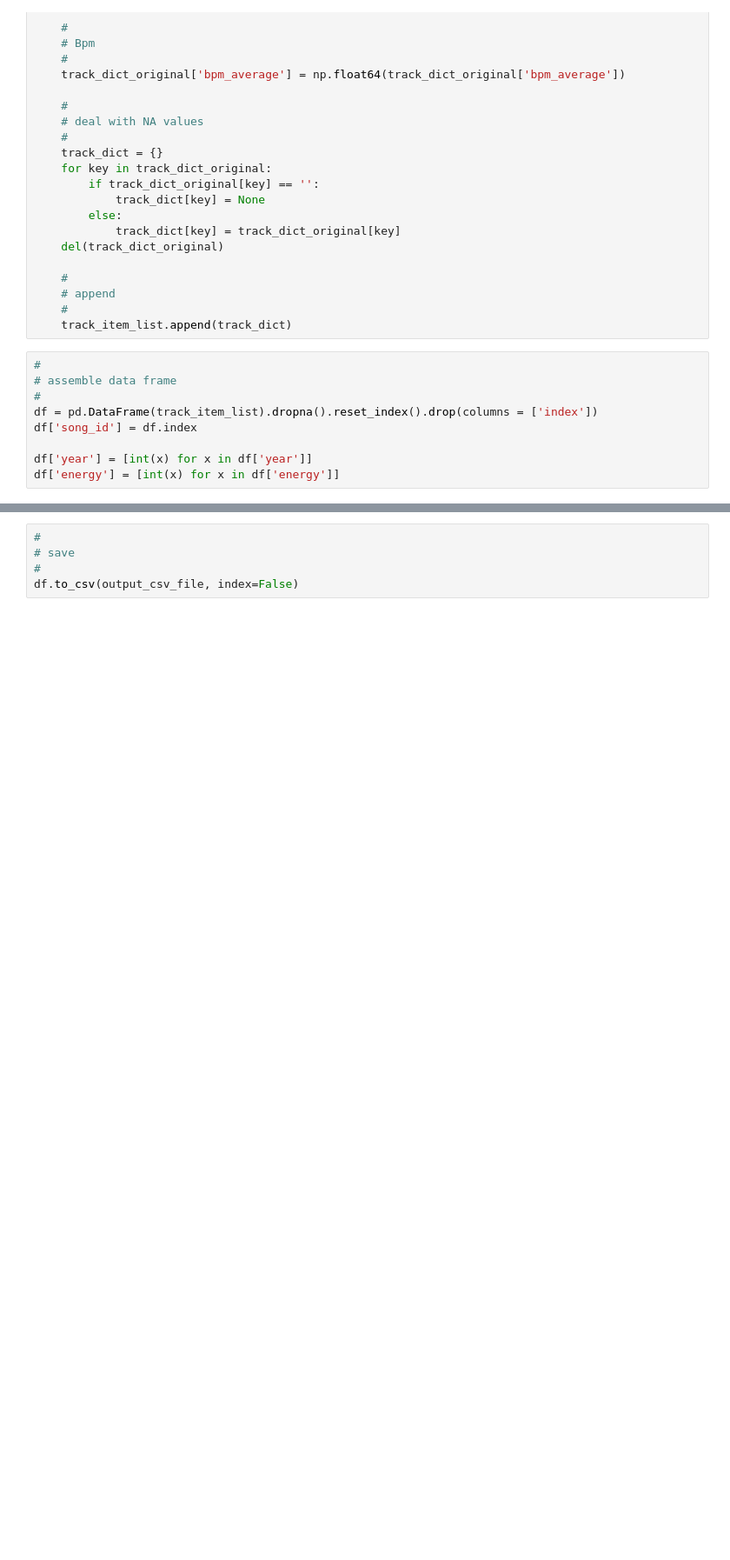
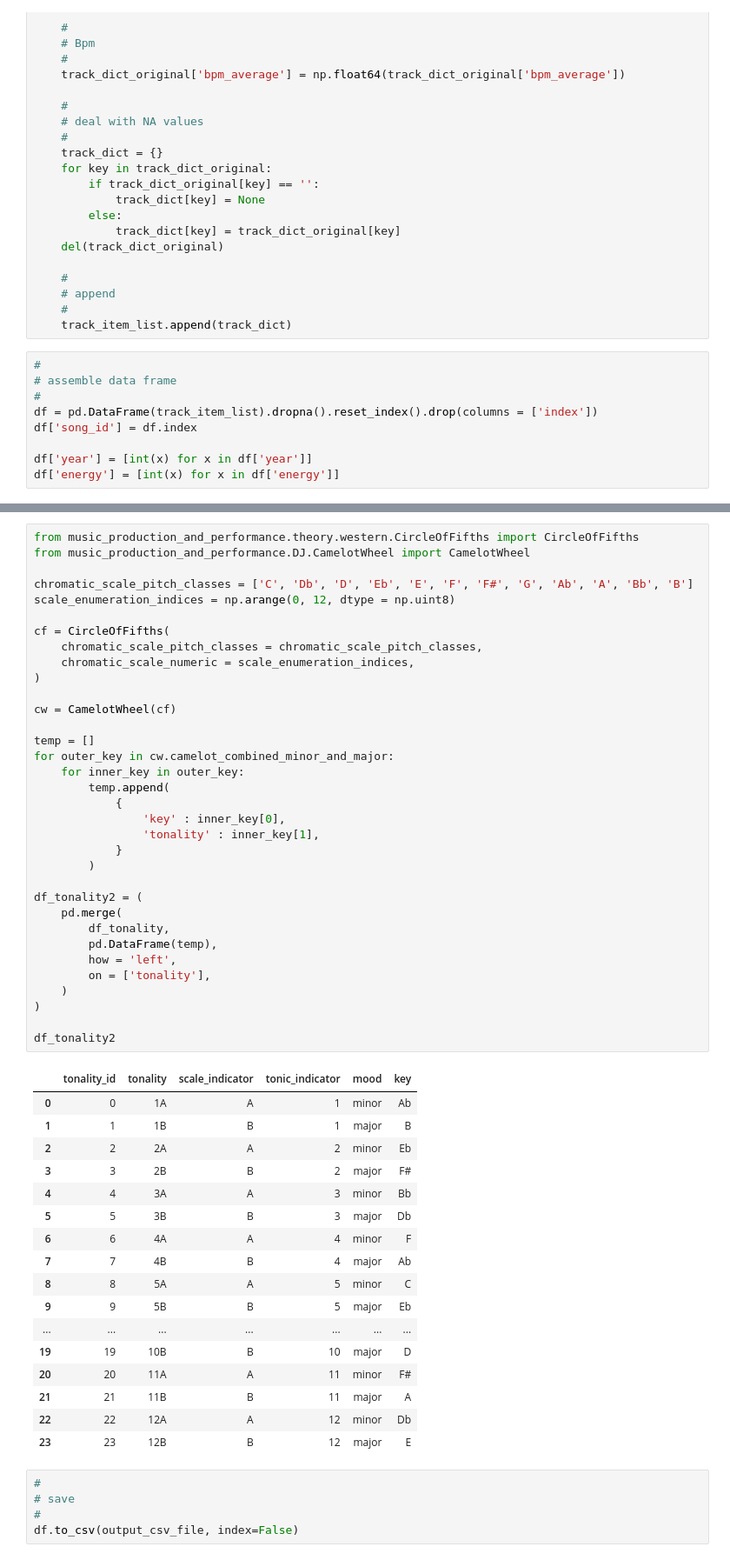
Before and after one commit to badassdatascience/music-production-and-performance, a Jupyter notebook: music_production_and_performance/DJ/rekordbox/rekordbox_xml_parser.ipynb, the cells around one changed output, grey strips where cells are left out. Shown at 87% size. Cells and saved outputs as stored; diff of their text form; blank space fills up the shorter version.

Commit message:
Working on the tonality/scale data frame.

```diff
--- a/music_production_and_performance/DJ/rekordbox/rekordbox_xml_parser.ipynb
+++ b/music_production_and_performance/DJ/rekordbox/rekordbox_xml_parser.ipynb
@@ -131,3 +189,55 @@ df_album = pd.DataFrame({'album_name' : df['album'], 'artist_name' : df['artist_
+# %%
+from music_production_and_performance.theory.western.CircleOfFifths import CircleOfFifths
+from music_production_and_performance.DJ.CamelotWheel import CamelotWheel
+
+chromatic_scale_pitch_classes = ['C', 'Db', 'D', 'Eb', 'E', 'F', 'F#', 'G', 'Ab', 'A', 'Bb', 'B']
+scale_enumeration_indices = np.arange(0, 12, dtype = np.uint8)
+
+cf = CircleOfFifths(
+    chromatic_scale_pitch_classes = chromatic_scale_pitch_classes,
+    chromatic_scale_numeric = scale_enumeration_indices,
+)
+
+cw = CamelotWheel(cf)
+
+temp = []
+for outer_key in cw.camelot_combined_minor_and_major:
+    for inner_key in outer_key:
+        temp.append(
+            {
+                'key' : inner_key[0],
+                'tonality' : inner_key[1],
+            }
+        )
+
+df_tonality2 = (
+    pd.merge(
+        df_tonality,
+        pd.DataFrame(temp),
+        how = 'left',
+        on = ['tonality'],
+    )
+)
+
+df_tonality2
+# %% [output]
+|  | tonality_id | tonality | scale_indicator | tonic_indicator | mood | key |
+| 0 | 0 | 1A | A | 1 | minor | Ab |
+| 1 | 1 | 1B | B | 1 | major | B |
+| 2 | 2 | 2A | A | 2 | minor | Eb |
+| 3 | 3 | 2B | B | 2 | major | F# |
+| 4 | 4 | 3A | A | 3 | minor | Bb |
+| 5 | 5 | 3B | B | 3 | major | Db |
+| 6 | 6 | 4A | A | 4 | minor | F |
+| 7 | 7 | 4B | B | 4 | major | Ab |
+| 8 | 8 | 5A | A | 5 | minor | C |
+| 9 | 9 | 5B | B | 5 | major | Eb |
+| ... | ... | ... | ... | ... | ... | ... |
+| 19 | 19 | 10B | B | 10 | major | D |
+| 20 | 20 | 11A | A | 11 | minor | F# |
+| 21 | 21 | 11B | B | 11 | major | A |
+| 22 | 22 | 12A | A | 12 | minor | Db |
+| 23 | 23 | 12B | B | 12 | major | E |
 # %%
 #
 # save
```
Also changed, not shown: parts of 6 cells of this notebook.
